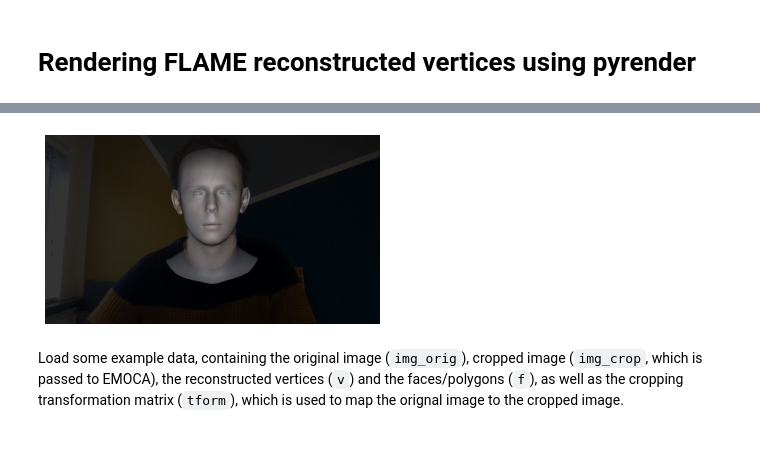
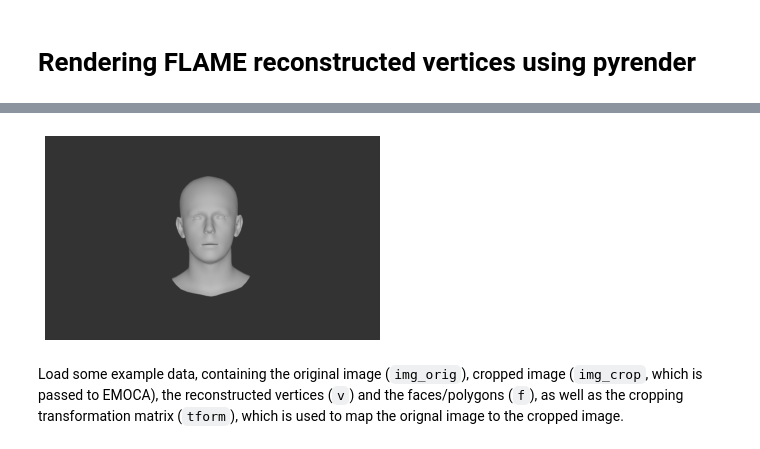
Before and after one commit to SchynsLab/medusa, a Jupyter notebook: sandbox/pyrender.ipynb, the cells around one changed output, grey strips where cells are left out. Saved outputs shown, nothing was run; the diff lists cells and outputs as text; code cells hidden in the pictures.

```diff
--- a/sandbox/pyrender.ipynb
+++ b/sandbox/pyrender.ipynb
@@ -50,31 +15,40 @@ v = v[:, :3]
+# %%
+d = np.load('../emoca_align.npz')
+v = d['v']
+mat = d['mat']
+f = np.load('../gmfx/data/faces_flame.npy')
+
+cam_mat = np.eye(4)
+cam_mat[2, 3] = 4
+cam_mat = np.linalg.inv(mat) @ cam_mat
 # %%
 # Create pyrender-compatible mesh
-mesh = trimesh.Trimesh(v, f)
+mesh = trimesh.Trimesh(v[:, :3], f)
 mesh_pr = Mesh.from_trimesh(mesh)
 
 # Create scene and add head
 scene = Scene(bg_color=[0, 0, 0])
 head = Node(mesh=mesh_pr)
 scene.add_node(head)
 
-camera = OrthographicCamera(xmag=1, ymag=1)
 zoom_out = 4
-scene.add_node(Node(camera=camera, translation=(0, 0, zoom_out)))
+camera = Node(camera=OrthographicCamera(xmag=1, ymag=1), matrix=cam_mat)
+scene.add_node(camera)
 
 # Create spotlight, directly in front of head (so need to translate)
 # Also zoom out in z-direction
-light = SpotLight(intensity=50)
-scene.add_node(Node(light=light, translation=(0, 0, zoom_out)))
+light = DirectionalLight(intensity=5)#SpotLight(intensity=50)
+scene.add_node(Node(light=light, matrix=cam_mat))
 
 # Create renderer with viewport of the same size as original image
-r = OffscreenRenderer(viewport_width=img_orig.shape[1], viewport_height=img_orig.shape[0])
+r = OffscreenRenderer(viewport_width=1280, viewport_height=780)
 color, depth = r.render(scene)
 
-plt.imshow(img_orig)
+#plt.imshow(img_orig)
 plt.imshow(color, alpha=0.8)
 plt.axis('off');
 # %% [output]
-[figure, old version]
+[figure, new version]
 # %% [markdown]
 Load some example data, containing the original image (`img_orig`), cropped image (`img_crop`, which is passed to EMOCA), the reconstructed vertices (`v`) and the faces/polygons (`f`), as well as the cropping transformation matrix (`tform`), which is used to map the orignal image to the cropped image.
 # %%
```
Also changed, not shown: parts of 2 cells of this notebook.
